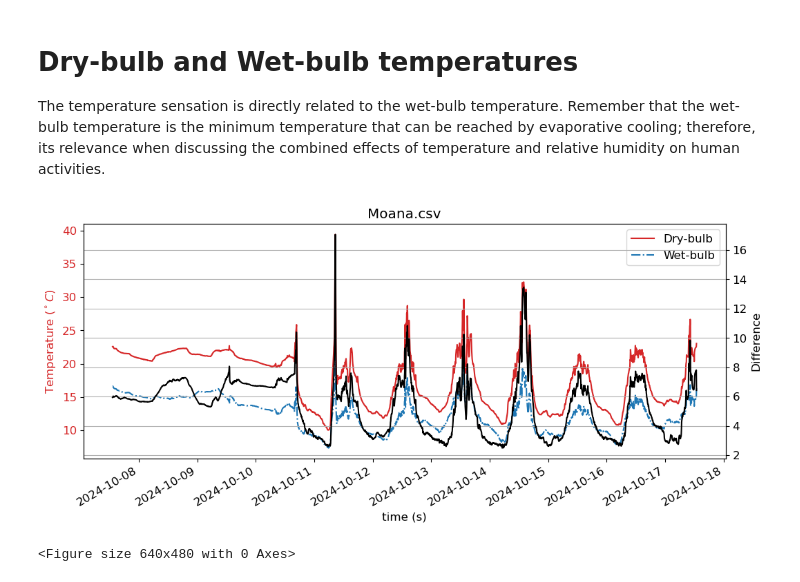
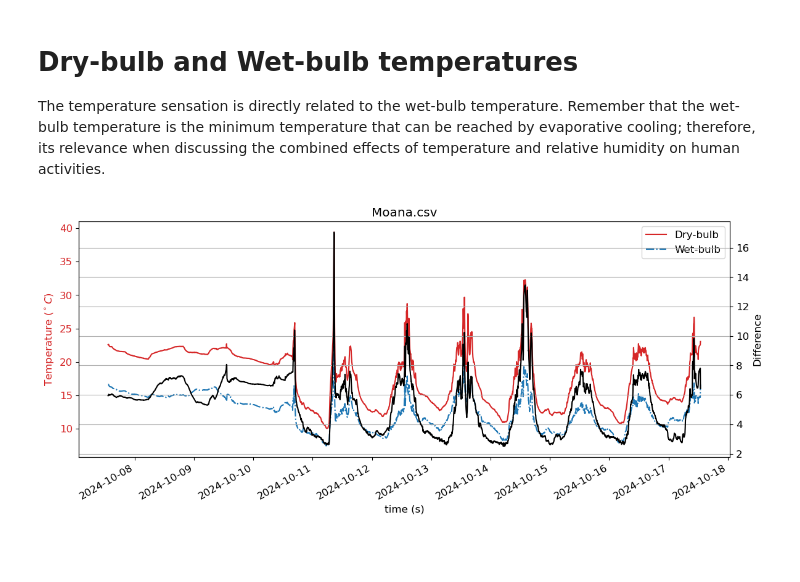
Before and after one commit to edur409/ENVPHYS, a Jupyter notebook: Weather_Stations/Read_Data_and_Plot.ipynb, the cells around one changed output. Saved outputs shown, nothing was run; the diff lists cells and outputs as text; code cells hidden in the pictures; blank space fills up the shorter version.

```diff
--- a/Weather_Stations/Read_Data_and_Plot.ipynb
+++ b/Weather_Stations/Read_Data_and_Plot.ipynb
@@ -235,28 +248,26 @@ Twb_mean = Wet_bulb_temp(T_mean, RH_mean)
 # %%
 fig2, ax1 = plt.subplots(figsize = (12,5))
 
 color = 'tab:red'
 color2 = 'tab:blue'
 ax1.set_xlabel('time (s)')
 ax1.set_ylabel('Temperature ($^\circ C$)', color=color)
 ax1.plot(time, T_mean, color=color, label = 'Dry-bulb')
 ax1.plot(time, Twb_mean, ls='-.',color=color2, label = 'Wet-bulb')
 ax1.tick_params(axis='y', labelcolor=color)
 
 ax2 = ax1.twinx()  # instantiate a second Axes that shares the same x-axis
 
 color = 'k'
 ax2.set_ylabel('Difference', color=color)  # we already handled the x-label with ax1
 ax2.plot(time, np.array(T_mean) - np.array(Twb_mean), color=color)
 ax2.tick_params(axis='y', labelcolor=color)
 
-fig.tight_layout()  # otherwise the right y-label is slightly clipped
+fig2.tight_layout()  # otherwise the right y-label is slightly clipped
 plt.grid(True)
 ax1.legend()
 fig2.autofmt_xdate()
 plt.title(''+filename+'')
-plt.show()
 plt.savefig('DryBulb_WetBulb_'+filename+'.pdf', bbox_inches='tight')
 # %% [output]
-[figure, old version]
+[figure, new version]
-<Figure size 640x480 with 0 Axes>
```
Also changed, not shown: parts of 1 cell of this notebook, 1 other file.
